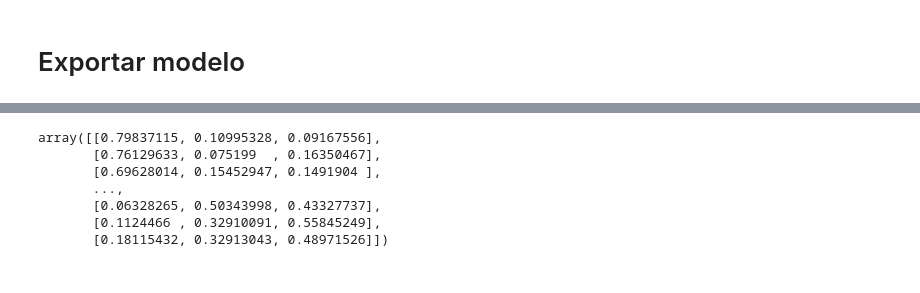
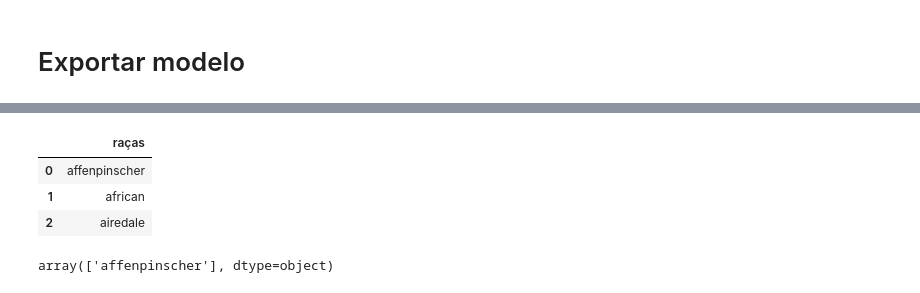
Before and after one commit to camillamelo/dogs_breed, a Jupyter notebook: Code/Model/modeling.ipynb, the cells around one changed output, grey strips where cells are left out. Saved outputs shown, nothing was run; the diff lists cells and outputs as text; code cells hidden in the pictures.

```diff
--- a/Code/Model/modeling.ipynb
+++ b/Code/Model/modeling.ipynb
@@ -230,10 +226,15 @@ data
-# %%
-Ydev
-# %% [output]
-array([[0.79837115, 0.10995328, 0.09167556],
-       [0.76129633, 0.075199  , 0.16350467],
-       [0.69628014, 0.15452947, 0.1491904 ],
-       ...,
-       [0.06328265, 0.50343998, 0.43327737],
-       [0.1124466 , 0.32910091, 0.55845249],
-       [0.18115432, 0.32913043, 0.48971526]])
+# %%
+dfclasses = pandas.DataFrame(classes)
+dfclasses.columns = ['raças']
+dfclasses.to_parquet(class_file)
+# %%
+dfclasses
+# %% [output]
+|  | raças |
+| 0 | affenpinscher |
+| 1 | african |
+| 2 | airedale |
+# %%
+dfclasses.values[0]
+# %% [output]
+array(['affenpinscher'], dtype=object)
```
Also changed, not shown: parts of 13 cells of this notebook, 8 other files.
